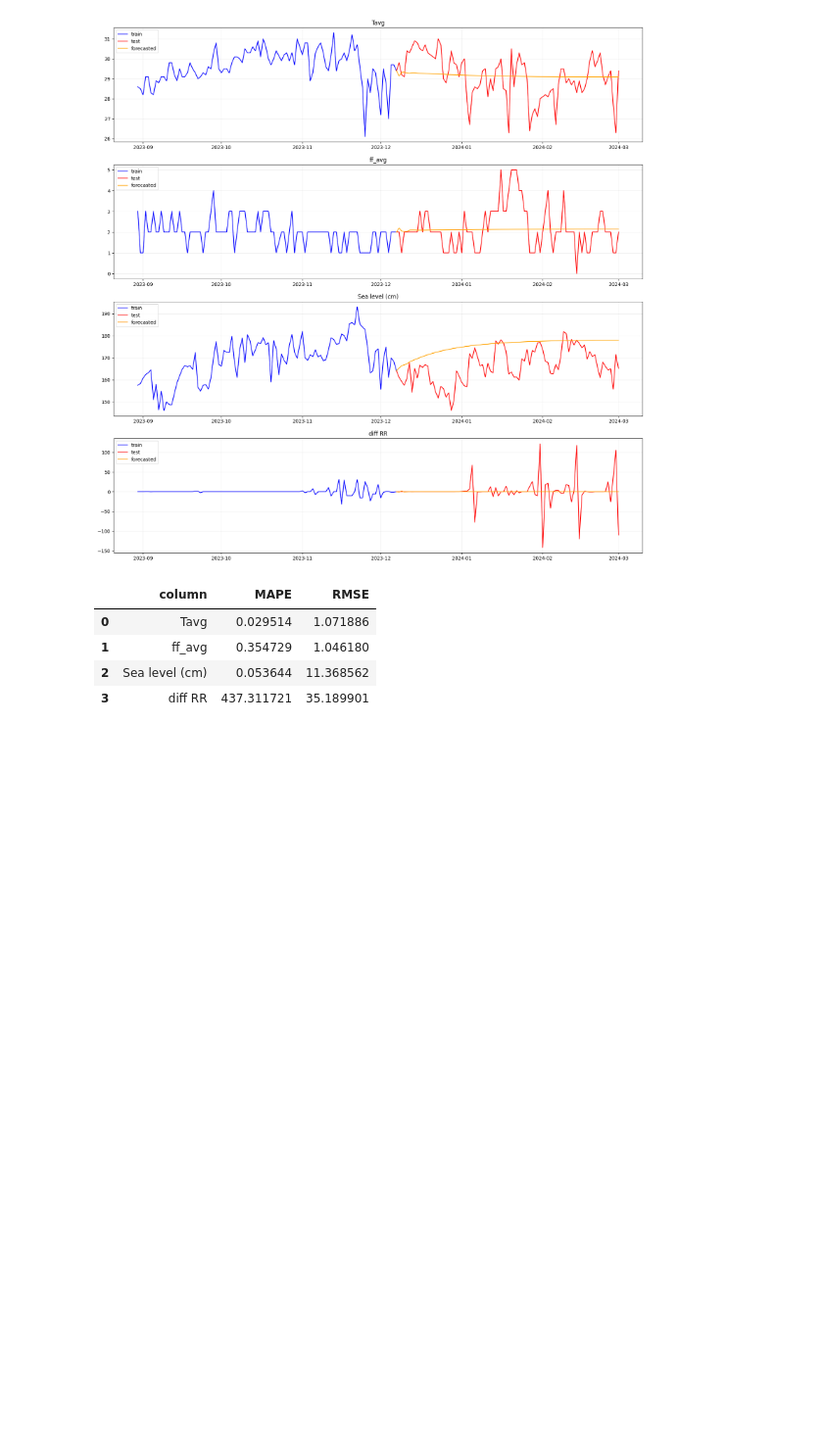
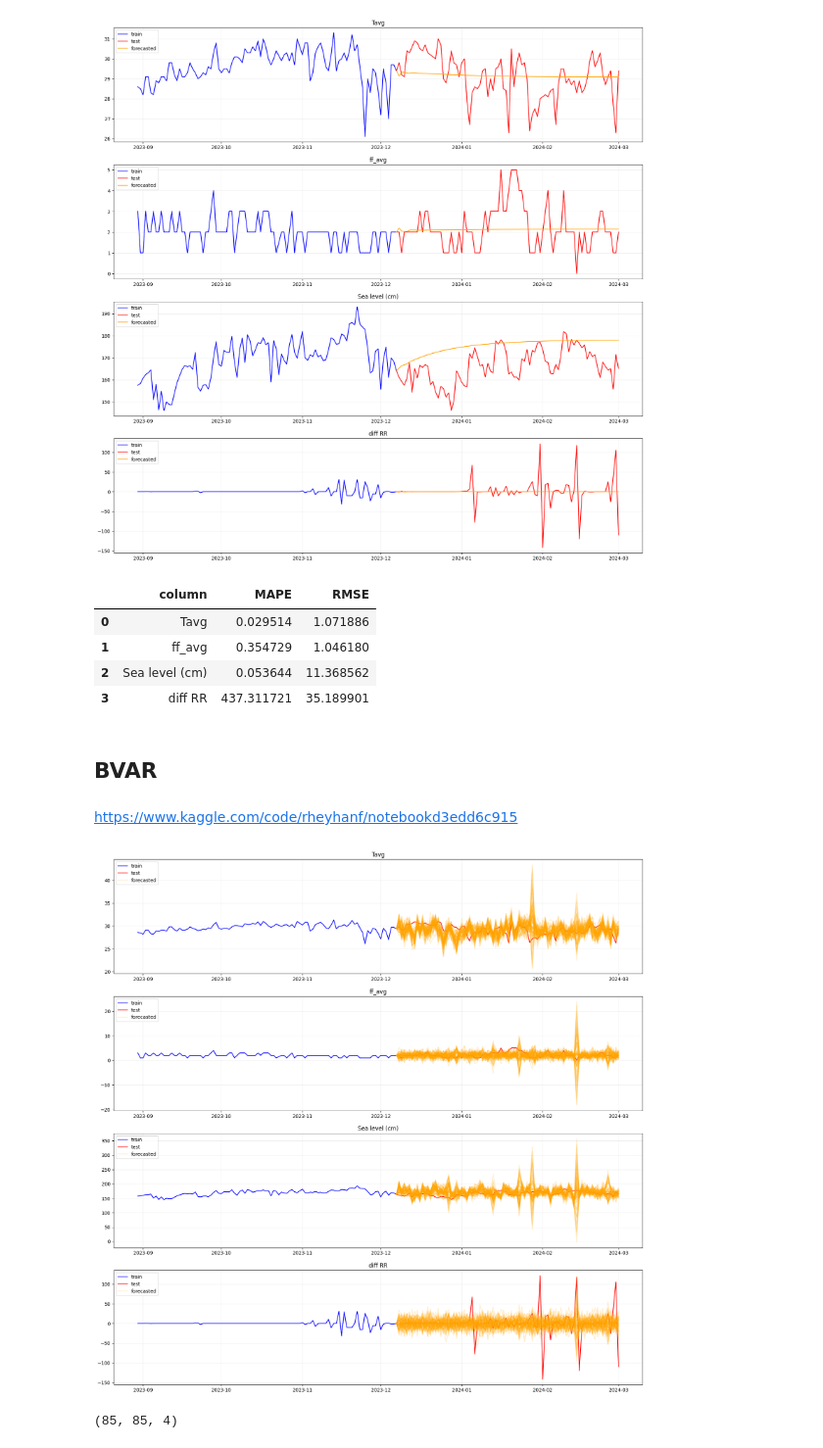
Before and after one commit to Rheyhan/BVAR-and-VAR-Comparison-on-Ancol-Sea-Level-PSB, a Jupyter notebook: Main.ipynb, the cells around one changed output. Shown at 98% size. Saved outputs shown, nothing was run; the diff lists cells and outputs as text; code cells hidden in the pictures; blank space fills up the shorter version.

```diff
--- a/Main.ipynb
+++ b/Main.ipynb
@@ -526,0 +492,30 @@ forecast_accuracy(test_data, predictions_df)
+# %% [markdown]
+## BVAR
+# %% [markdown]
+https://www.kaggle.com/code/rheyhanf/notebookd3edd6c915
+# %%
+predict_bvar = pd.read_table("DATA/savethis.txt", header=None).values.flatten().reshape(85,85,4)
+# %%
+# Plot Train Eval split target only!
+
+colour = ["blue", "red", "orange",]
+fig = plt.figure(figsize=(20,20))
+for counter, column in enumerate(train_data.columns):
+    ax = fig.add_subplot(4,1,counter+1)
+    ax.plot(train_data[column].iloc[-100:], label="train", c=colour[0])
+    ax.plot(pd.concat((train_data[column].iloc[-1:],  test_data[column])), label="test", c=colour[1])
+    for i in predict_bvar:
+        temp= pd.concat((train_data[column].iloc[-1:], pd.DataFrame(i[:,counter], index=test_data.index, columns=[column])))
+        ax.plot(temp, label="forecasted", c=colour[2], alpha=0.2)
+
+    ax.set_title(column, fontsize=12)
+    ax.grid("on", alpha=0.2)
+    handles, labels = plt.gca().get_legend_handles_labels()  # Get current handles and labels
+    by_label = dict(zip(labels, handles))
+    ax.legend(by_label.values(), by_label.keys(), loc="upper left")
+# %% [output]
+[figure, added]
+# %%
+predict_bvar.shape
+# %% [output]
+(85, 85, 4)
```
Also changed, not shown: parts of 13 cells of this notebook, 2 other files.
